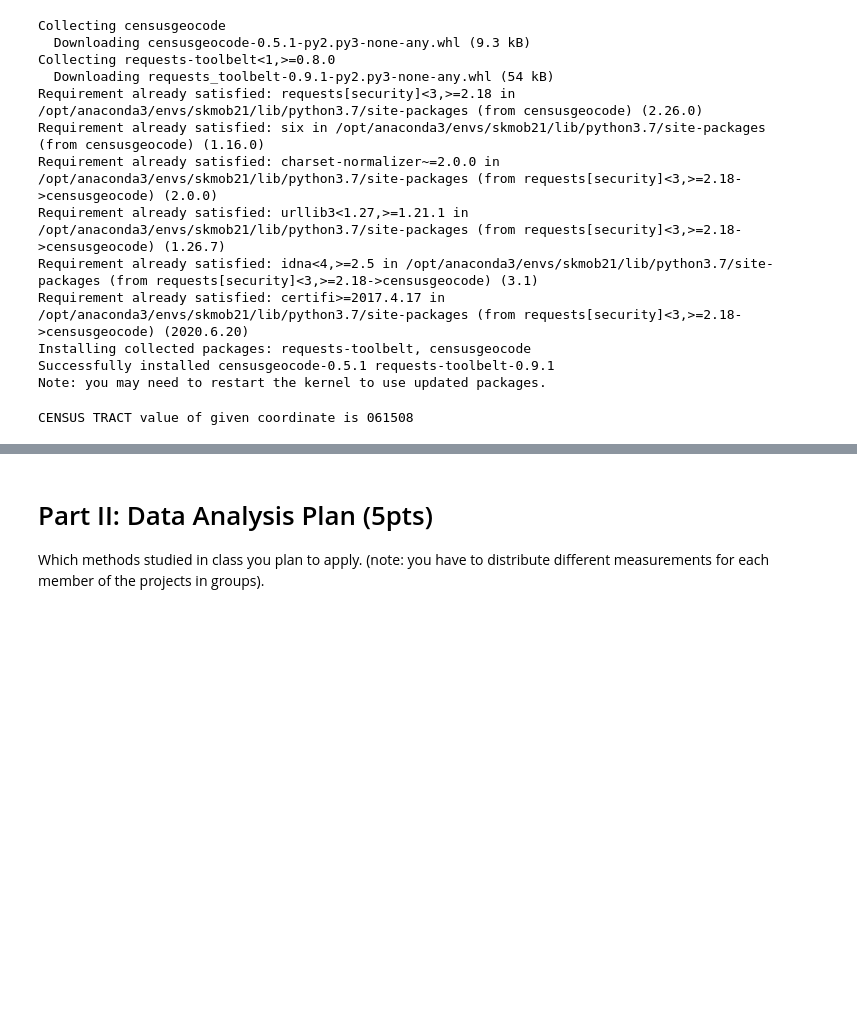
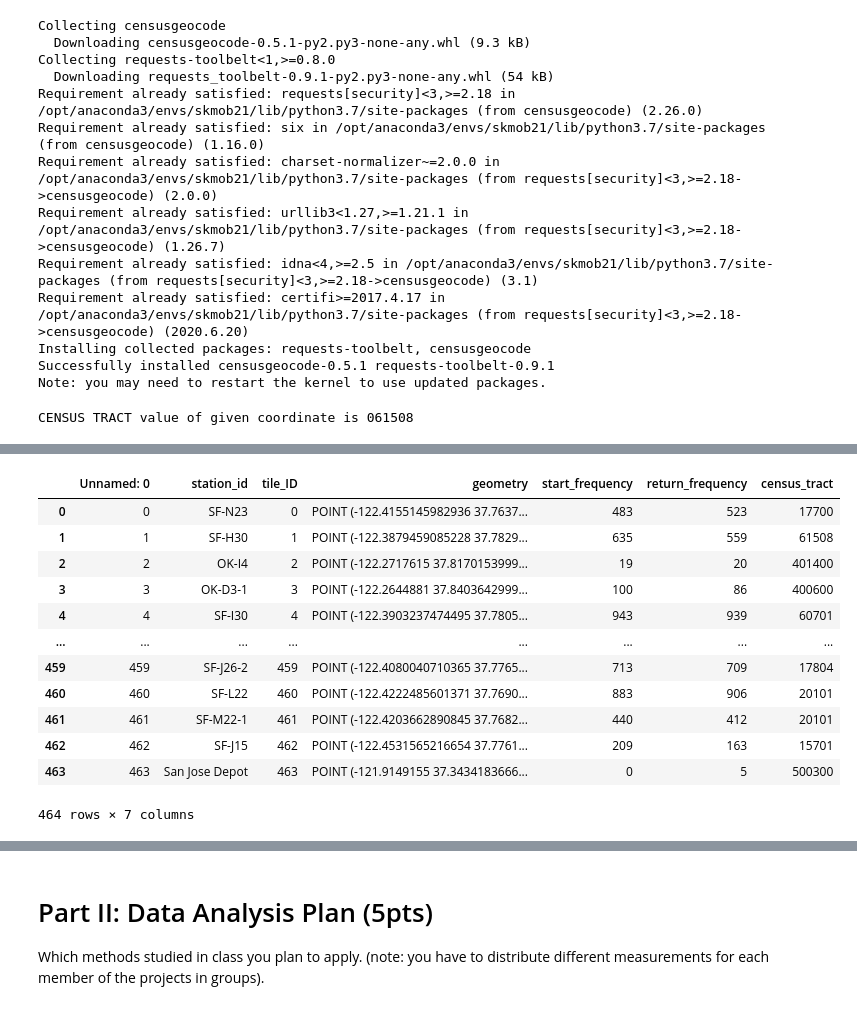
Before and after one commit to 6shun/Lyft-BayWheel, a Jupyter notebook: CE263_Project.ipynb, the cells around one changed output, grey strips where cells are left out. Drawn from its saved outputs; the diff is of its cells as text; code cells hidden in the pictures; blank space fills up the shorter version.

Commit message:
created .csv storing census_tract for each station_id

```diff
--- a/CE263_Project.ipynb
+++ b/CE263_Project.ipynb
@@ -424,0 +451,24 @@ CENSUS TRACT value of given coordinate is 061508
+# %%
+# Since get census takes ~ 10mins to run
+# I stored the value I got in the .csv file
+
+# Run Once
+#station_tess_df_new.to_csv('station_tess_df_new.csv')
+
+# Read the file
+station_tess_df_new = pd.read_csv('station_tess_df_new.csv')
+station_tess_df_new
+# %% [output]
+|  | Unnamed: 0 | station_id | tile_ID | geometry | start_frequency | return_frequency | census_tract |
+| 0 | 0 | SF-N23 | 0 | POINT (-122.4155145982936 37.7637... | 483 | 523 | 17700 |
+| 1 | 1 | SF-H30 | 1 | POINT (-122.3879459085228 37.7829... | 635 | 559 | 61508 |
+| 2 | 2 | OK-I4 | 2 | POINT (-122.2717615 37.8170153999... | 19 | 20 | 401400 |
+| 3 | 3 | OK-D3-1 | 3 | POINT (-122.2644881 37.8403642999... | 100 | 86 | 400600 |
+| 4 | 4 | SF-I30 | 4 | POINT (-122.3903237474495 37.7805... | 943 | 939 | 60701 |
+| ... | ... | ... | ... | ... | ... | ... | ... |
+| 459 | 459 | SF-J26-2 | 459 | POINT (-122.4080040710365 37.7765... | 713 | 709 | 17804 |
+| 460 | 460 | SF-L22 | 460 | POINT (-122.4222485601371 37.7690... | 883 | 906 | 20101 |
+| 461 | 461 | SF-M22-1 | 461 | POINT (-122.4203662890845 37.7682... | 440 | 412 | 20101 |
+| 462 | 462 | SF-J15 | 462 | POINT (-122.4531565216654 37.7761... | 209 | 163 | 15701 |
+| 463 | 463 | San Jose Depot | 463 | POINT (-121.9149155 37.3434183666... | 0 | 5 | 500300 |
+464 rows × 7 columns
```
Also changed, not shown: parts of 3 cells of this notebook, 1 other file.
